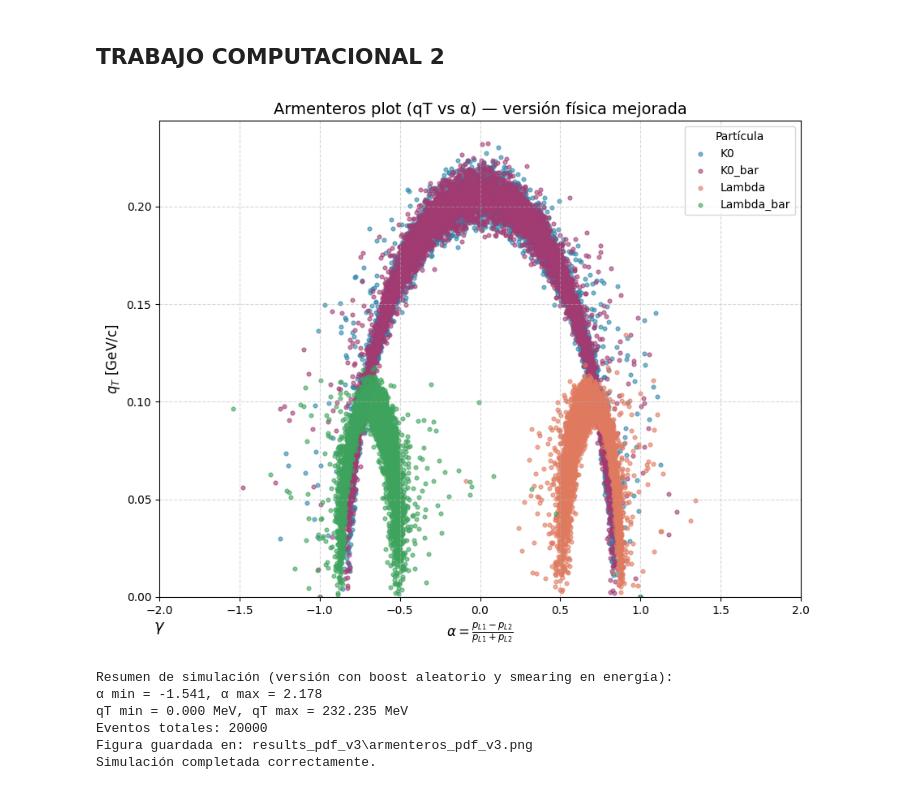
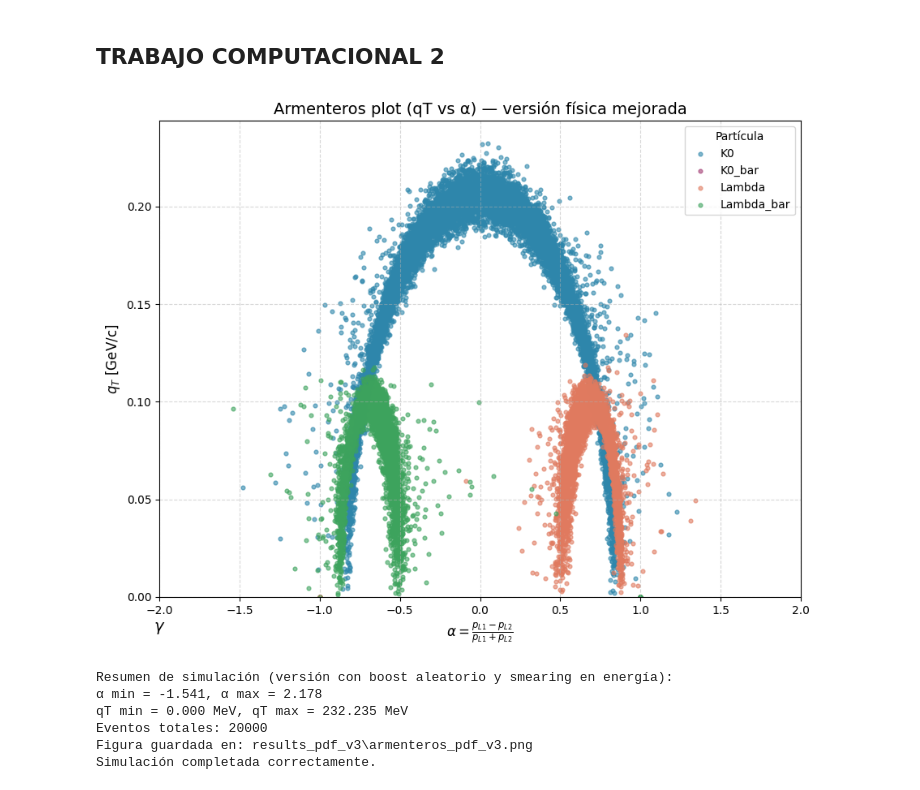
Before and after one commit to Mariana31415/Rayos-cosmicos, a Jupyter notebook: Tareacomp2.ipynb, the cells around one changed output. Saved outputs shown, nothing was run; the diff lists cells and outputs as text; code cells hidden in the pictures.

```diff
--- a/Tareacomp2.ipynb
+++ b/Tareacomp2.ipynb
@@ -83,10 +83,8 @@ def simulate_mc_v3(N=20000, seed=42,
     for i in range(N):
         # 1. Selección del proceso
         r = np.random.rand()
-        if r < 0.25:
+        if r < 0.5:
             proc, M, m1, m2 = "K0", m_K0, m_pi, m_pi
-        elif r < 0.5:
-            proc, M, m1, m2 = "K0_bar", m_K0, m_pi, m_pi
         elif r < 0.75:
             proc, M, m1, m2 = "Lambda", m_L, m_p, m_pi
         else:
@@ -180,34 +178,34 @@ def simulate_mc_v3(N=20000, seed=42,
     plt.ylim(0, None)
     plt.legend(title="Partícula", fontsize=10)
     plt.text(0, -0.05, r"$\gamma$", ha='center', va='top',
              transform=plt.gca().transAxes, fontsize=14)
     plt.grid(True, linestyle="--", alpha=0.5)
     plt.tight_layout()
     plt.savefig(os.path.join(outdir, "armenteros_pdf_v3.png"), dpi=150)
 
     # Mostrar la figura en consola (útil en Jupyter o VSCode)
     plt.show()
 
     # ------------------------------------------------------------
     # Mostrar resumen en consola
     # ------------------------------------------------------------
     print("\nResumen de simulación (versión con boost aleatorio y smearing en energía):")
     print(f"α min = {df['alpha'].min():.3f}, α max = {df['alpha'].max():.3f}")
     print(f"qT min = {df['qT'].min():.3f} MeV, qT max = {df['qT'].max():.3f} MeV")
     print(f"Eventos totales: {len(df)}")
     print(f"Figura guardada en: {os.path.join(outdir, 'armenteros_pdf_v3.png')}")
 
     return df
 
 
 # ============================================================
 # 4. Ejecución directa
 # ============================================================
 if __name__ == "__main__":
     df = simulate_mc_v3(N=20000, seed=42)
     print("Simulación completada correctamente.")
 # %% [output]
-[figure, old version]
+[figure, new version]
 Resumen de simulación (versión con boost aleatorio y smearing en energía):
 α min = -1.541, α max = 2.178
 qT min = 0.000 MeV, qT max = 232.235 MeV
```
Also changed, not shown: 1 other file.
